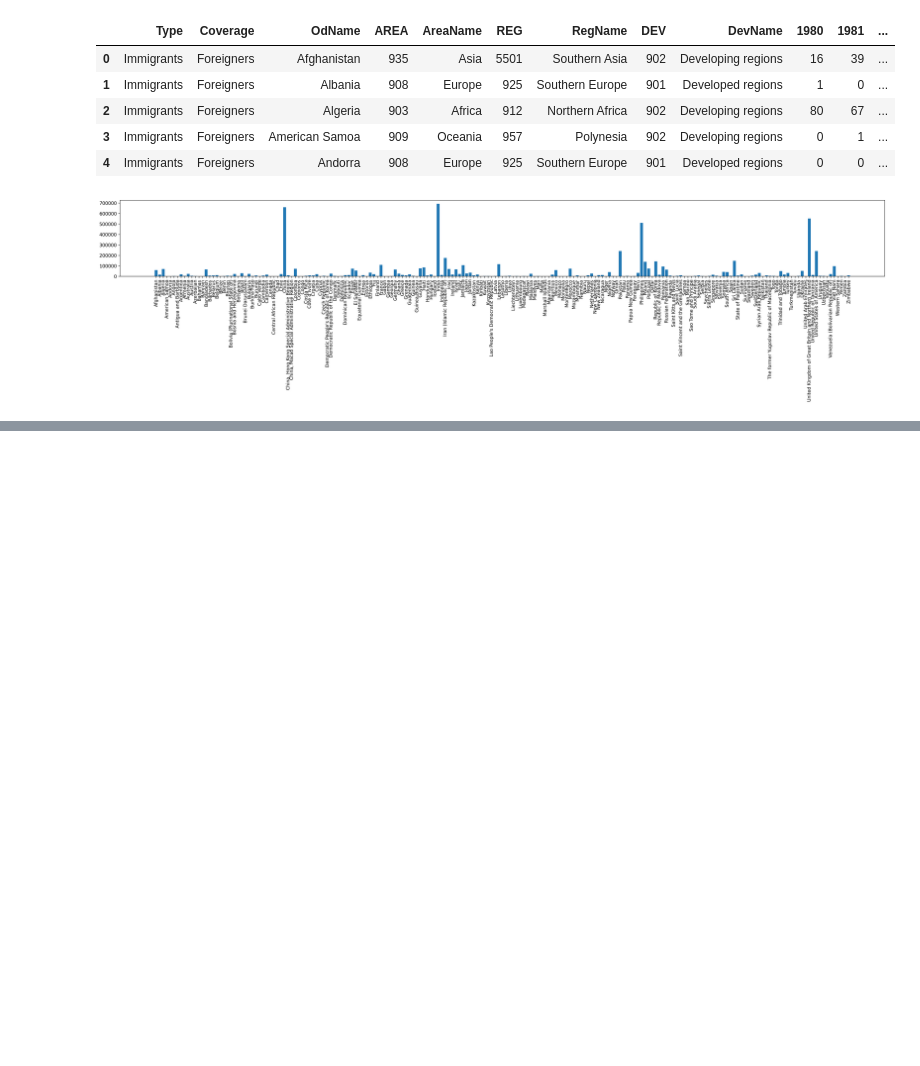
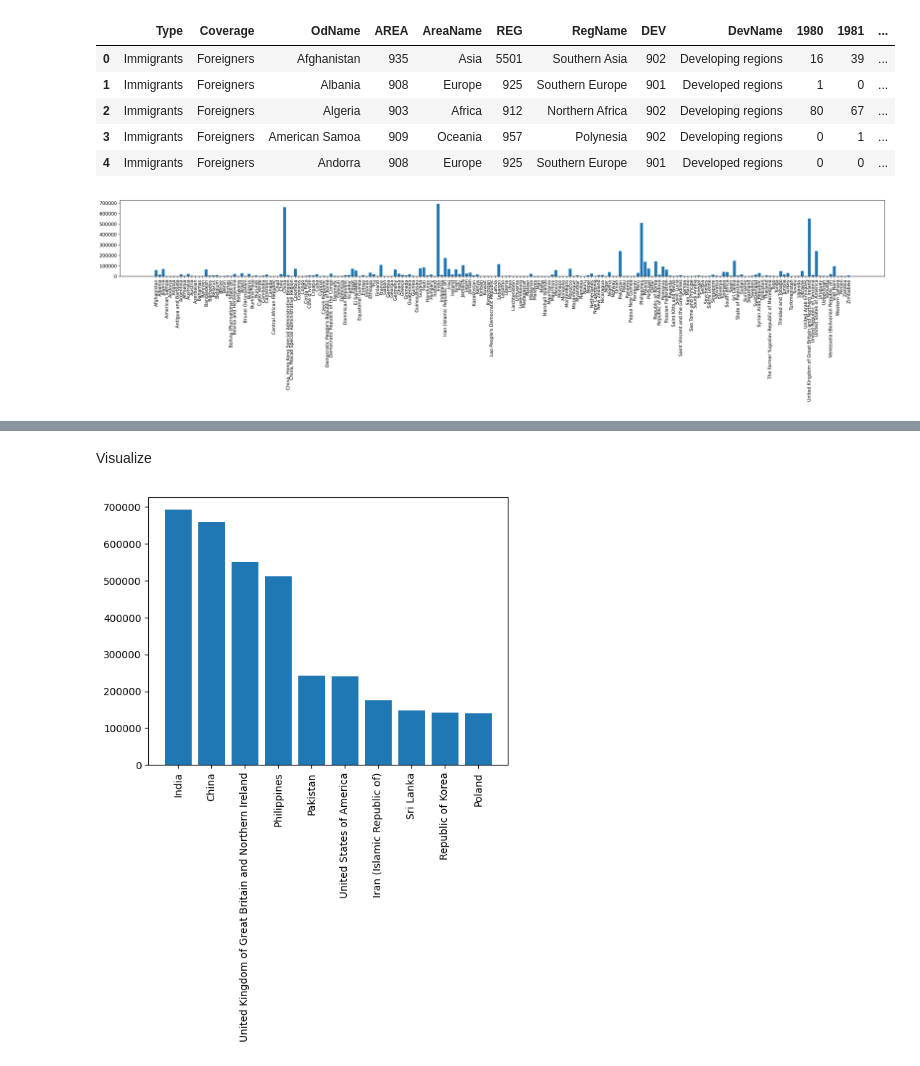
Before and after one commit to Ankidec/Data-Analysis, a Jupyter notebook: pandas_basics.ipynb, the cells around one changed output, grey strips where cells are left out. Drawn from its saved outputs; the diff is of its cells as text; code cells hidden in the pictures; blank space fills up the shorter version.

```diff
--- a/pandas_basics.ipynb
+++ b/pandas_basics.ipynb
@@ -419,0 +807,7 @@ plt.show()
+# %%
+df.rename(columns={
+    'OdName': 'Country',
+    'AreaName': 'Continent',
+    'RegName': 'Region',
+    'DevName':'Status',
+}, inplace=True)
@@ -419,0 +825,3 @@ plt.show()
+# %%
+df.sort_values(by='Continent', inplace=True)
+df.head(10)
@@ -419,0 +840,3 @@ plt.show()
+# %%
+df.sort_values(by='Total', inplace=True)
+df
@@ -419,0 +857,4 @@ plt.show()
+# %%
+df.sort_values(by='Total', inplace=True,
+    ascending=False) # descending order
+df
@@ -419,0 +875,8 @@ plt.show()
+# %% [markdown]
+Visualize
+# %%
+plt.bar('Country', 'Total' ,data=df.head(10))
+plt.xticks(rotation=90)
+plt.show()
+# %% [output]
+[figure, added]
```
Also changed, not shown: parts of 51 cells of this notebook.
